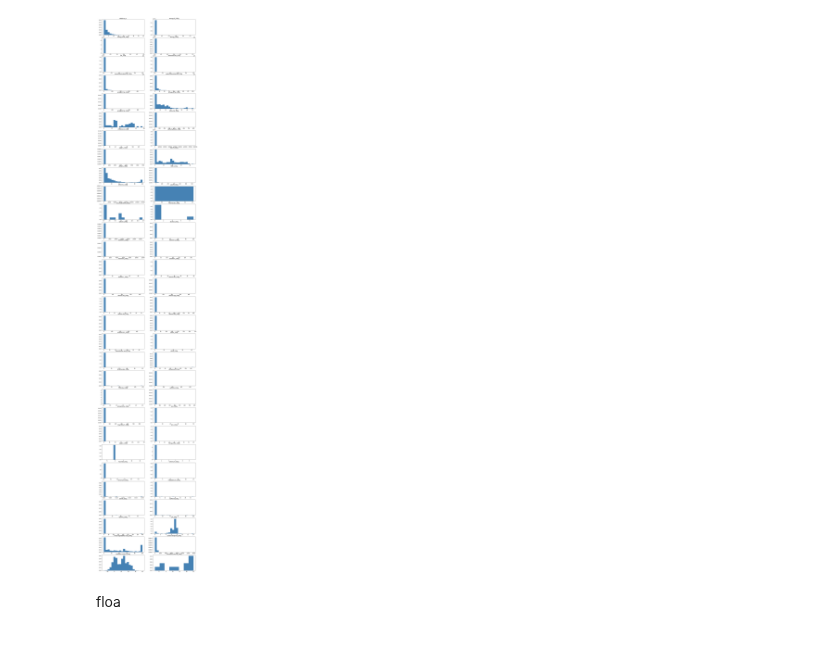
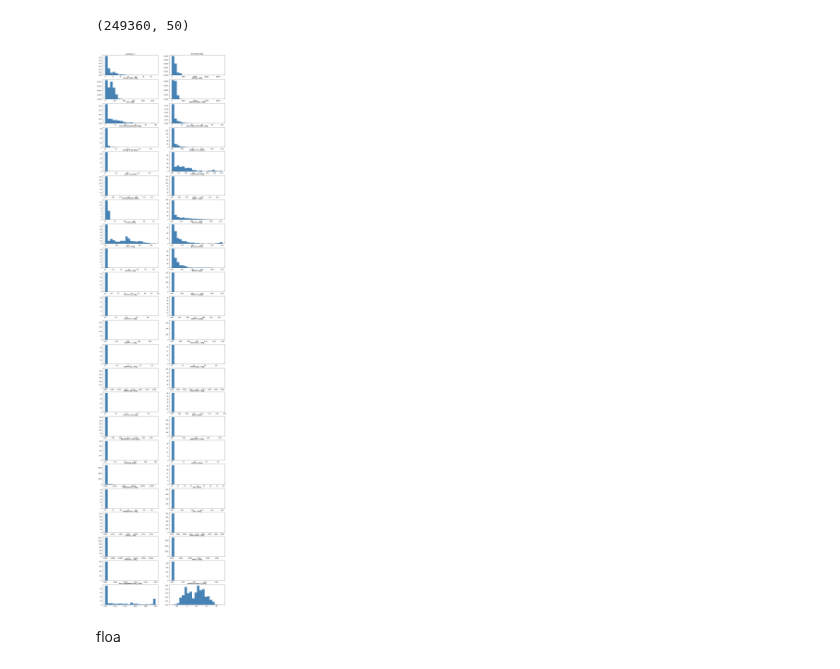
Before and after one commit to ClaireGayral/formation_openclassroom, a Jupyter notebook: P2_gayral_claire/Appel à projet - rapport d'exploration.ipynb, the cells around one changed output. Cells and saved outputs as stored; diff of their text form; code cells hidden in the pictures.

Commit message:
Finish cleaning process from what I did. Cleaned notebook, but miss duplicates treatment

```diff
--- a/P2_gayral_claire/Appel à projet - rapport d'exploration.ipynb
+++ b/P2_gayral_claire/Appel à projet - rapport d'exploration.ipynb
@@ -298,17 +67,35 @@ Name: ingredients_from_palm_oil, Length: 1125, dtype: object
+# %%
+float_var = list_from_data_field.list_of_nutri_facts
+float_var += ["additives_n", "ingredients_from_palm_oil_n","ingredients_from_palm_oil_n"]
+float_var = df.columns.intersection(float_var).values
+
+import missing_values_treatment
+##
+## from the hyp that the variable has been entered in mg instead of g -> rescale
+##
+df = missing_values_treatment.rescale_outliers100g_val(df)
+
+##
+## drop outliers values and drop product/variables with too many NaNs
+##
+df = missing_values_treatment.drop_outliers(df)
+df.shape
+# %% [output]
+(249360, 50)
 # %%
 nb_line_plot = int(np.floor(len(float_var)/2)+1)
 fig = plt.figure(figsize=(16, 100))
 
 fig_count = 1
-for var in float_var :#data.columns.intersection(list_of_nutri_facts):
+for var in df.columns.intersection(float_var) :#data.columns.intersection(list_of_nutri_facts):
     ax = fig.add_subplot(nb_line_plot,2, fig_count)
     nb_bins = min(20, len(np.unique(df[var].dropna().values)))
     ax.hist(df[var], bins = nb_bins, color='steelblue', density=True, edgecolor='none')
     ax.set_title(var)
     fig_count += 1
 plt.show()
 # %% [output]
-[figure, old version]
+[figure, new version]
 # %%
 data = df.copy()
 colname = "additives_n"
```
Also changed, not shown: parts of 8 cells of this notebook, 2 other files.
